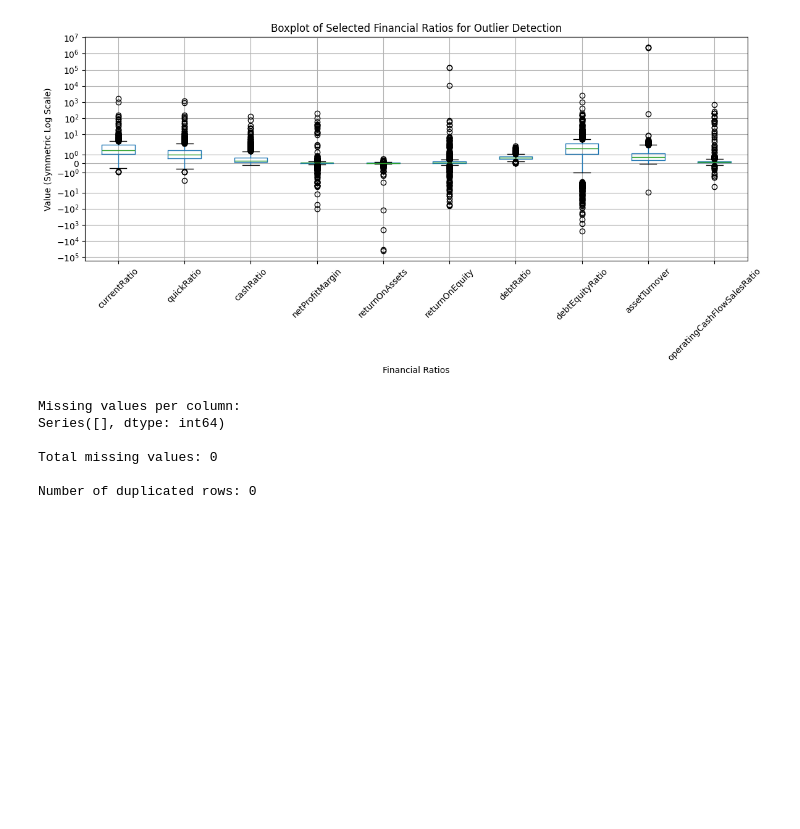
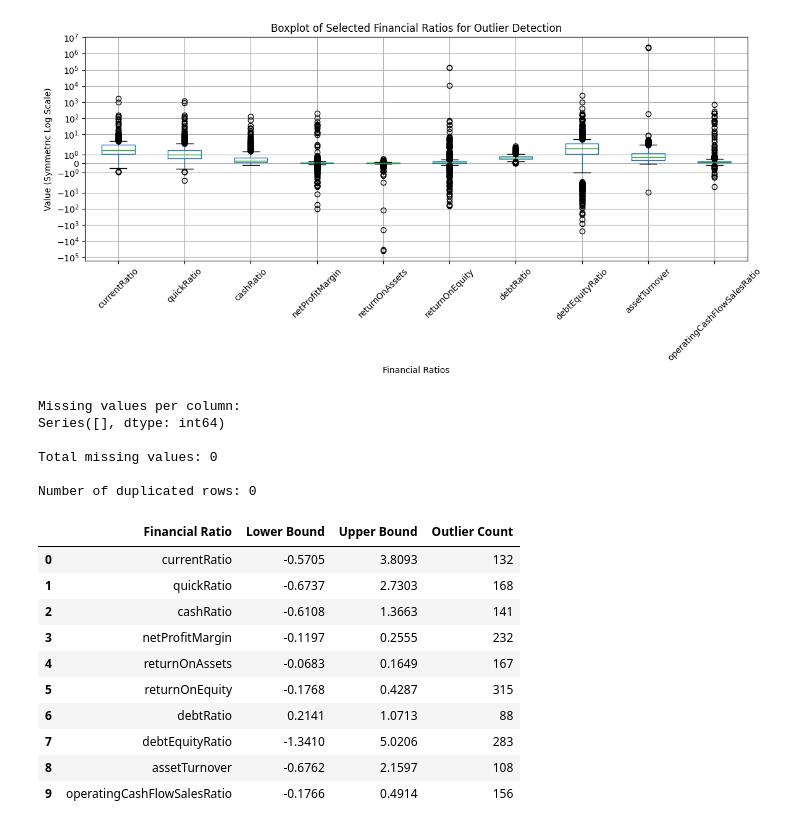
Before and after one commit to nicholas24042626/Credit-Risk-Analyzer, a Jupyter notebook: docs/Graphs.ipynb, the cells around one changed output. Saved outputs shown, nothing was run; the diff lists cells and outputs as text; code cells hidden in the pictures; blank space fills up the shorter version.

```diff
--- a/docs/Graphs.ipynb
+++ b/docs/Graphs.ipynb
@@ -187,3 +187,59 @@ Series([], dtype: int64)
 Total missing values: 0
 
 Number of duplicated rows: 0
+# %%
+# Table 4.2.3.2
+# IQR-Based Outlier Count for Selected Financial Ratios
+
+
+selected_metrics = [
+    "currentRatio",
+    "quickRatio",
+    "cashRatio",
+    "netProfitMargin",
+    "returnOnAssets",
+    "returnOnEquity",
+    "debtRatio",
+    "debtEquityRatio",
+    "assetTurnover",
+    "operatingCashFlowSalesRatio"
+]
+
+available_metrics = [col for col in selected_metrics if col in df.columns]
+
+outlier_summary = []
+
+for col in available_metrics:
+    # Convert column to numeric to avoid errors
+    numeric_col = pd.to_numeric(df[col], errors="coerce")
+
+    Q1 = numeric_col.quantile(0.25)
+    Q3 = numeric_col.quantile(0.75)
+    IQR = Q3 - Q1
+
+    lower_bound = Q1 - 1.5 * IQR
+    upper_bound = Q3 + 1.5 * IQR
+
+    outlier_count = ((numeric_col < lower_bound) | (numeric_col > upper_bound)).sum()
+
+    outlier_summary.append({
+        "Financial Ratio": col,
+        "Lower Bound": round(lower_bound, 4),
+        "Upper Bound": round(upper_bound, 4),
+        "Outlier Count": int(outlier_count)
+    })
+
+outlier_summary_df = pd.DataFrame(outlier_summary)
+display(outlier_summary_df)
+# %% [output]
+|  | Financial Ratio | Lower Bound | Upper Bound | Outlier Count |
+| 0 | currentRatio | -0.5705 | 3.8093 | 132 |
+| 1 | quickRatio | -0.6737 | 2.7303 | 168 |
+| 2 | cashRatio | -0.6108 | 1.3663 | 141 |
+| 3 | netProfitMargin | -0.1197 | 0.2555 | 232 |
+| 4 | returnOnAssets | -0.0683 | 0.1649 | 167 |
+| 5 | returnOnEquity | -0.1768 | 0.4287 | 315 |
+| 6 | debtRatio | 0.2141 | 1.0713 | 88 |
+| 7 | debtEquityRatio | -1.3410 | 5.0206 | 283 |
+| 8 | assetTurnover | -0.6762 | 2.1597 | 108 |
+| 9 | operatingCashFlowSalesRatio | -0.1766 | 0.4914 | 156 |
```
Also changed, not shown: parts of 1 cell of this notebook.
